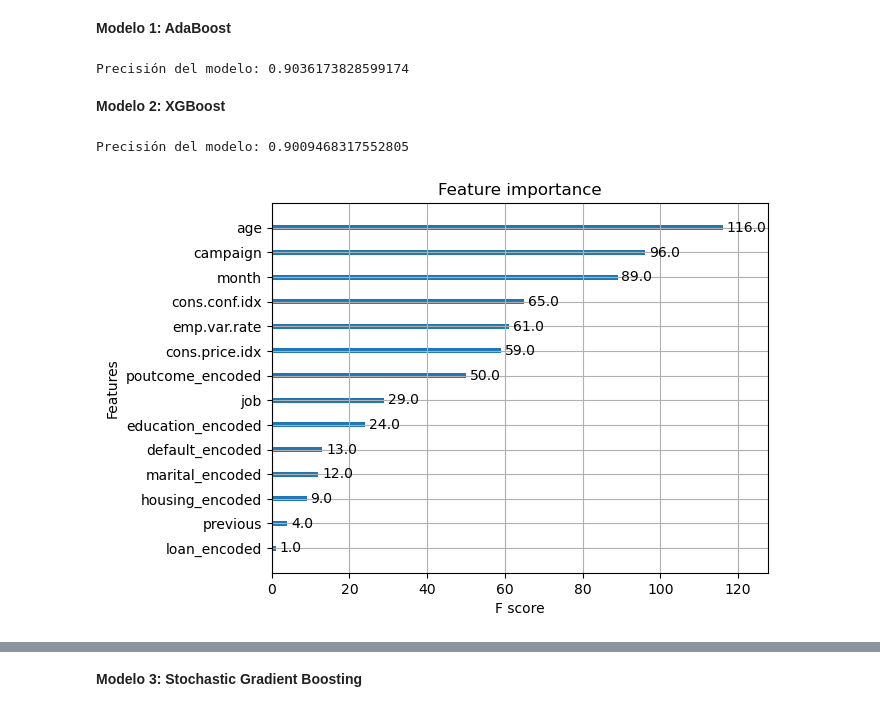
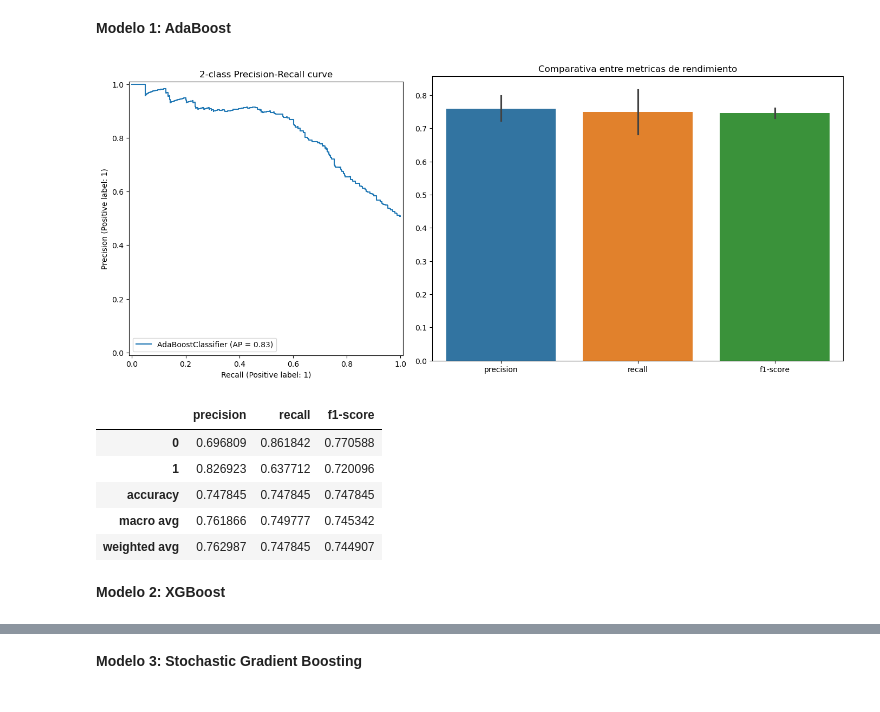
Before and after one commit to ianCristianAriel/2024-portugal-banco-privado, a Jupyter notebook: notebooks and scripts/4_ml.ipynb, the cells around one changed output, grey strips where cells are left out. Saved outputs shown, nothing was run; the diff lists cells and outputs as text; code cells hidden in the pictures.

```diff
--- a/notebooks and scripts/4_ml.ipynb
+++ b/notebooks and scripts/4_ml.ipynb
@@ -267,9 +398,17 @@ ada_boost_best_params_grid = grid_search_function(model=AdaBoostClassifier_model
 # %%
 AdaBoostClassifier_model = train(model=AdaBoostClassifier_model, best_params=ada_boost_best_params_grid)
 # %%
-y_pred = test(model=AdaBoostClassifier_model, is_classification=True)
+y_pred = test(model=AdaBoostClassifier_model)
-# %% [output]
-Precisión del modelo: 0.9036173828599174
+# %%
+metrics_model(y_pred, is_classification=True, model=AdaBoostClassifier_model)
+# %% [output]
+[figure, added]
+|  | precision | recall | f1-score |
+| 0 | 0.696809 | 0.861842 | 0.770588 |
+| 1 | 0.826923 | 0.637712 | 0.720096 |
+| accuracy | 0.747845 | 0.747845 | 0.747845 |
+| macro avg | 0.761866 | 0.749777 | 0.745342 |
+| weighted avg | 0.762987 | 0.747845 | 0.744907 |
 # %% [markdown]
 **Modelo 2: XGBoost**
 # %%
@@ -289,12 +428,4 @@ xgb_best_params_grid = grid_search_function(model= xgb_model, param_grid=xgb_par
 # %%
 xgb_model = train(model=xgb_model, best_params=xgb_best_params_grid)
 # %%
-y_pred = test(model=extra_trees_model, is_classification=True)
+y_pred = test(model=extra_trees_model)
-# %% [output]
-Precisión del modelo: 0.9009468317552805
-# %%
-# Importancia de las características
-xgb.plot_importance(xgb_model)
-plt.show()
-# %% [output]
-[figure, removed]
```
Also changed, not shown: parts of 37 cells of this notebook, 1 other file.
